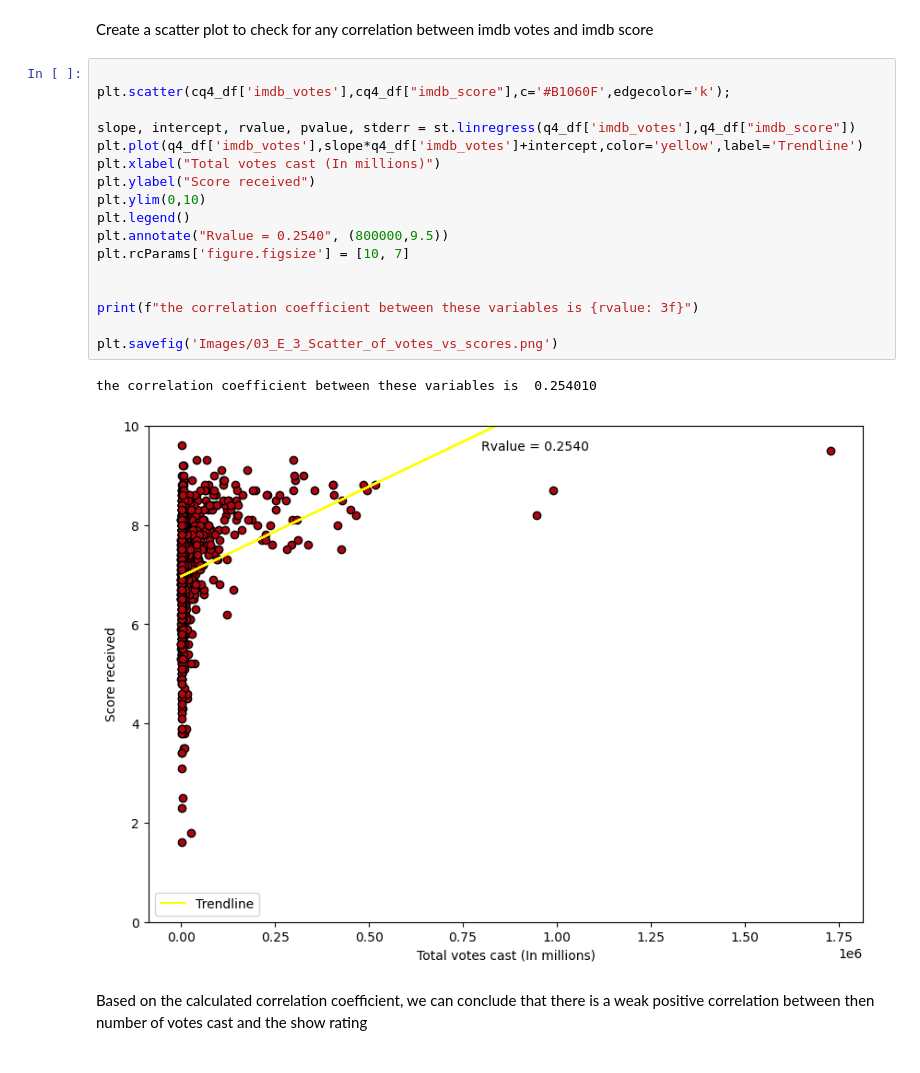
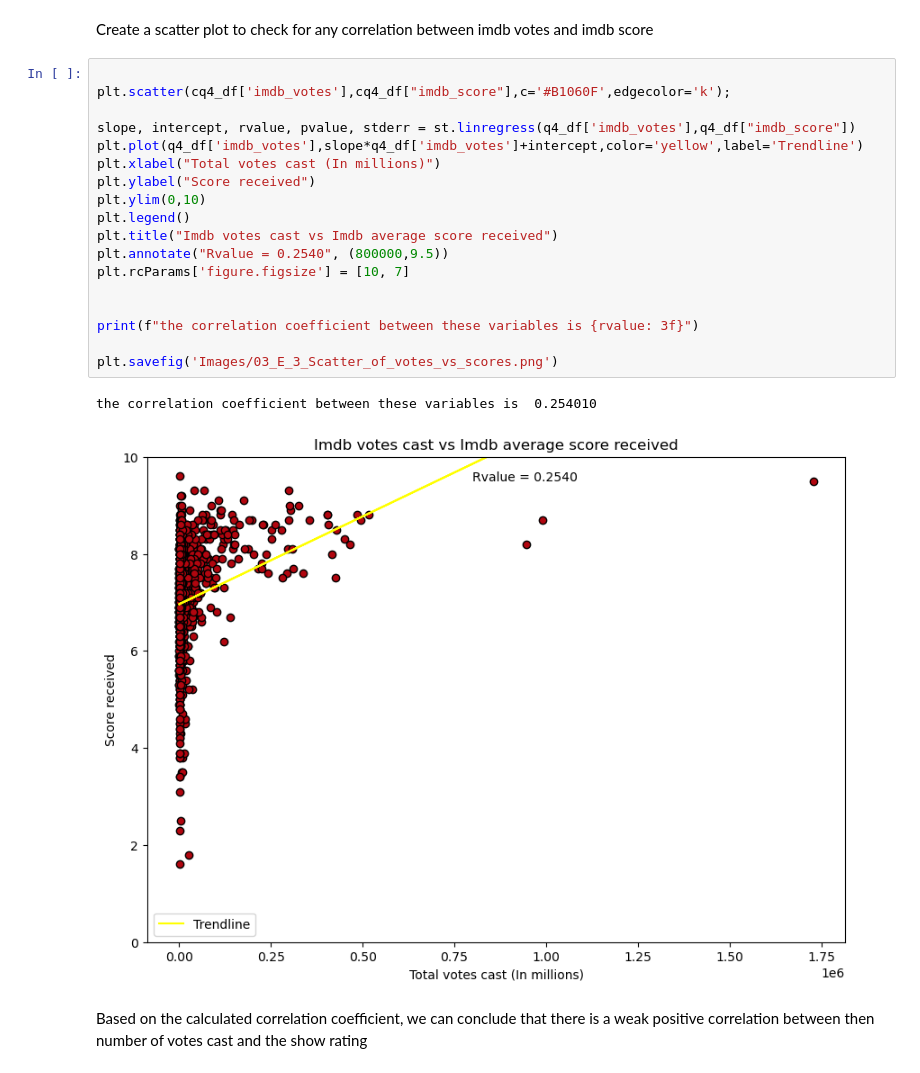
Before and after one commit to NidaB-C/NetflixEDA, a Jupyter notebook: 03_imdb_scores_votes_genres.ipynb, the cells around one changed output. Saved outputs shown, nothing was run; the diff lists cells and outputs as text.

```diff
--- a/03_imdb_scores_votes_genres.ipynb
+++ b/03_imdb_scores_votes_genres.ipynb
@@ -177,23 +177,24 @@ Create a scatter plot to check for any correlation between imdb votes and imdb s
 # %%
 
 plt.scatter(cq4_df['imdb_votes'],cq4_df["imdb_score"],c='#B1060F',edgecolor='k');
 
 slope, intercept, rvalue, pvalue, stderr = st.linregress(q4_df['imdb_votes'],q4_df["imdb_score"])
 plt.plot(q4_df['imdb_votes'],slope*q4_df['imdb_votes']+intercept,color='yellow',label='Trendline')
 plt.xlabel("Total votes cast (In millions)")
 plt.ylabel("Score received")
 plt.ylim(0,10)
 plt.legend()
+plt.title("Imdb votes cast vs Imdb average score received")
 plt.annotate("Rvalue = 0.2540", (800000,9.5))
 plt.rcParams['figure.figsize'] = [10, 7]
 
 
 print(f"the correlation coefficient between these variables is {rvalue: 3f}")
 
 plt.savefig('Images/03_E_3_Scatter_of_votes_vs_scores.png')
 # %% [output]
 the correlation coefficient between these variables is  0.254010
-[figure, old version]
+[figure, new version]
 # %% [markdown]
 Based on the calculated correlation coefficient, we can conclude that there is a weak positive correlation between then number of votes cast and the show rating
 # %%
```
Also changed, not shown: parts of 9 cells of this notebook, 5 other files.
